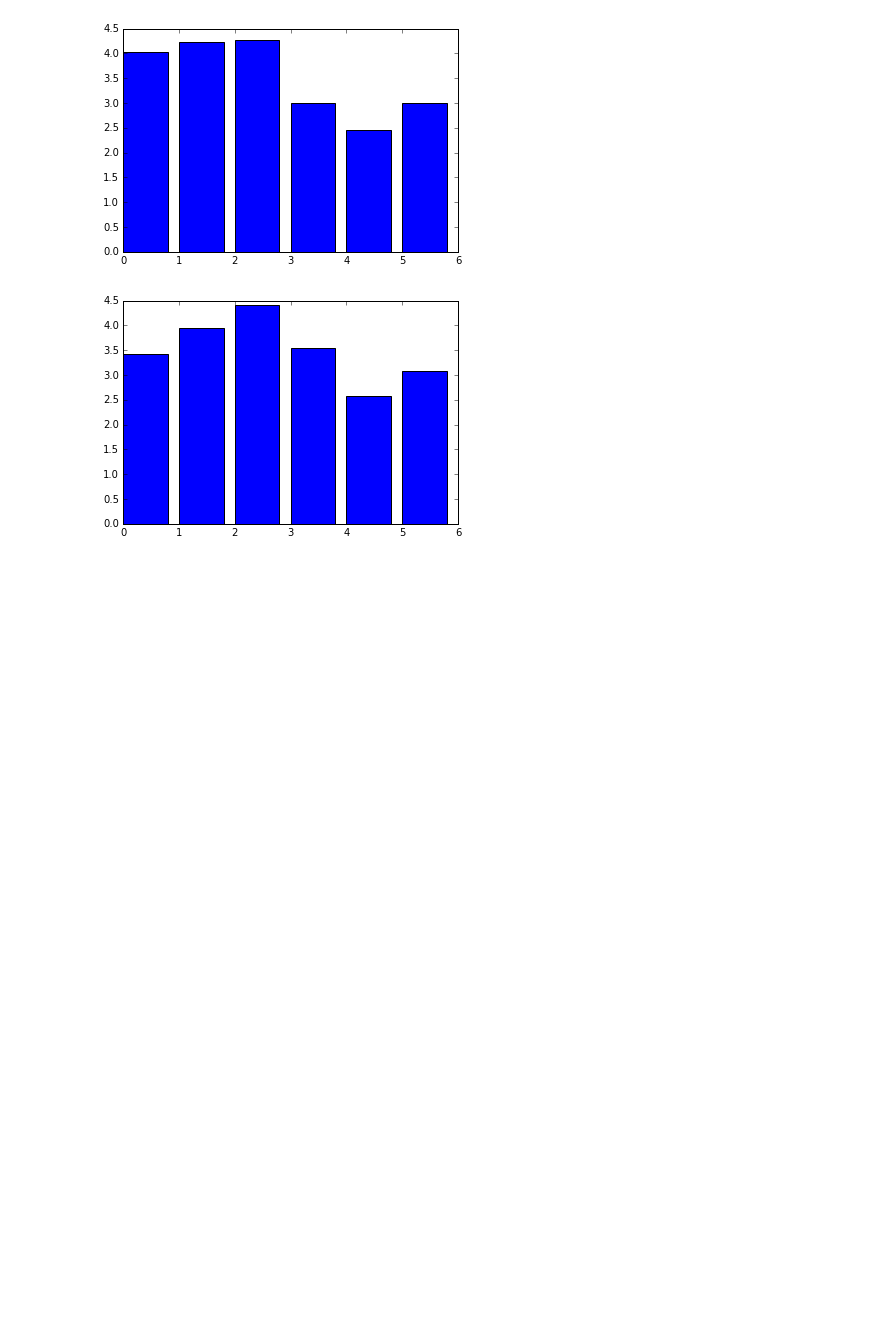
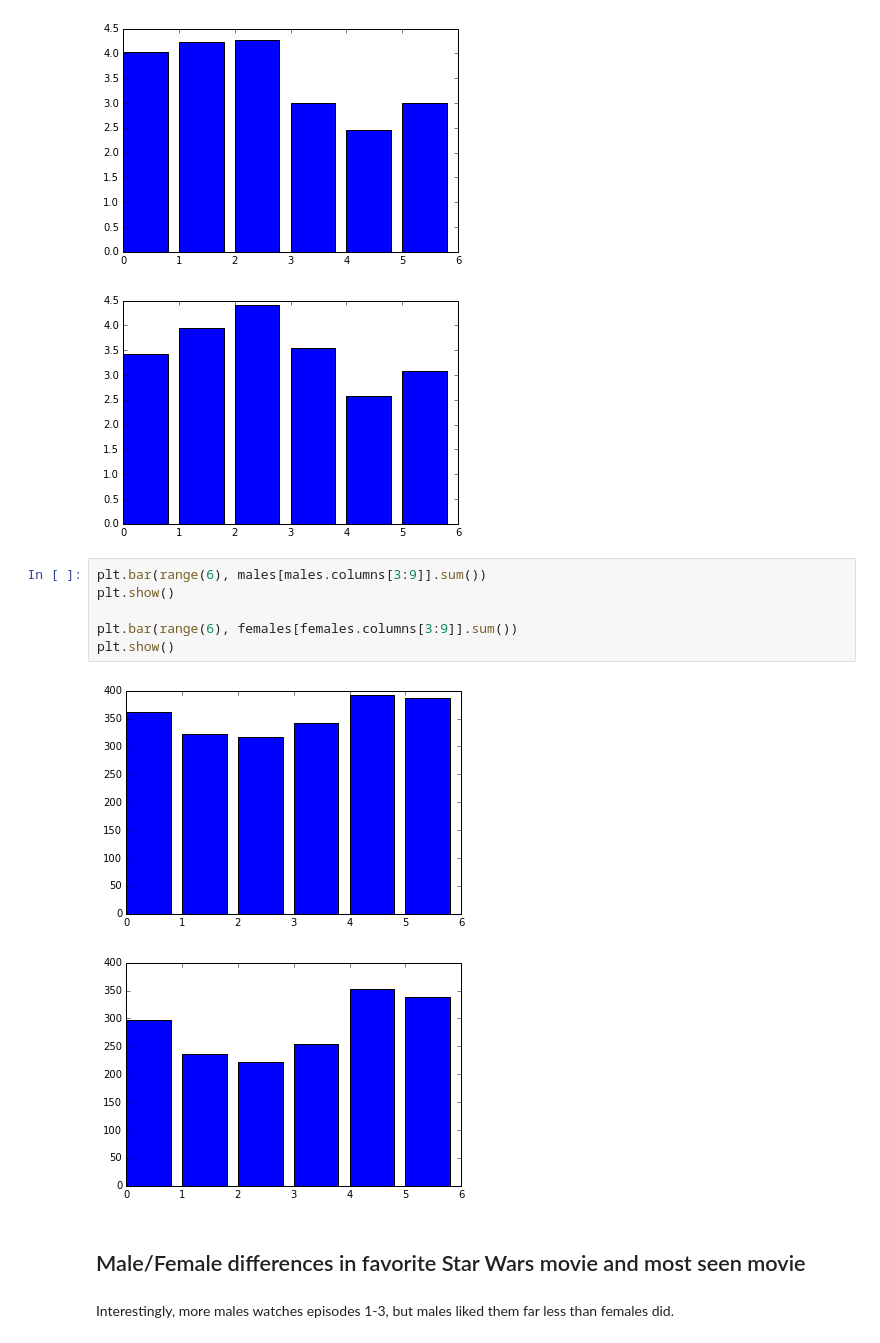
Before and after one commit to CChabert/ChabWork, a Jupyter notebook: Star Wars Survey/StarWarsSurvey.ipynb, the cells around one changed output. Cells and saved outputs as stored; diff of their text form; blank space fills up the shorter version.

```diff
--- a/Star Wars Survey/StarWarsSurvey.ipynb
+++ b/Star Wars Survey/StarWarsSurvey.ipynb
@@ -170,3 +170,16 @@ plt.show()
 # %% [output]
 [figure]
 [figure]
+# %%
+plt.bar(range(6), males[males.columns[3:9]].sum())
+plt.show()
+
+plt.bar(range(6), females[females.columns[3:9]].sum())
+plt.show()
+# %% [output]
+[figure, added]
+[figure, added]
+# %% [markdown]
+## Male/Female differences in favorite Star Wars movie and most seen movie
+# %% [markdown]
+Interestingly, more males watches episodes 1-3, but males liked them far less than females did.
```
Also changed, not shown: 5 other files.
